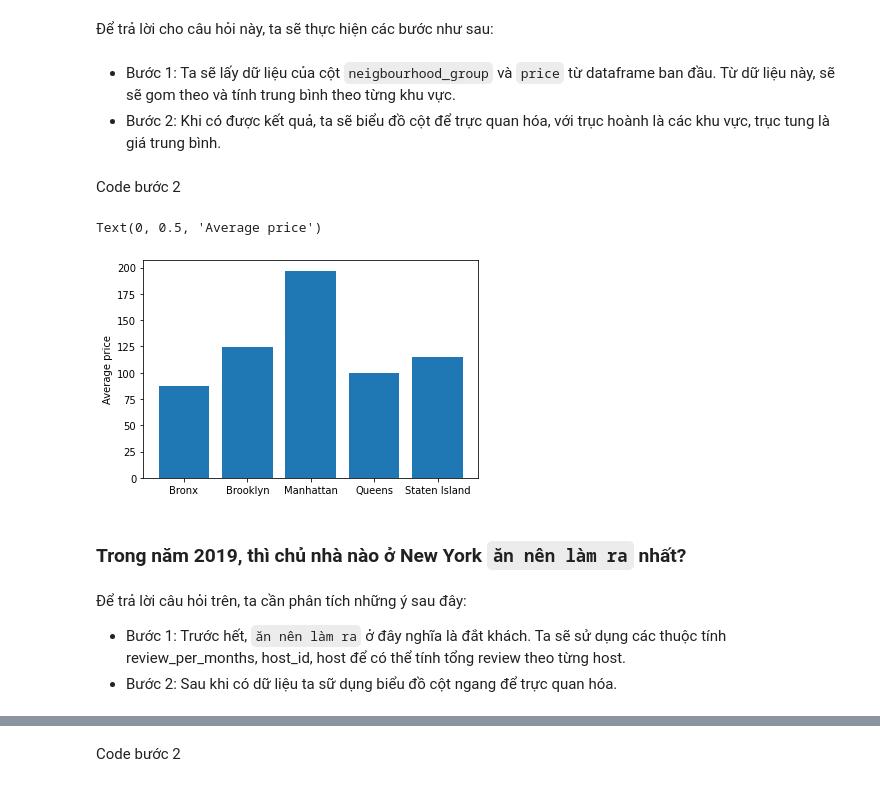
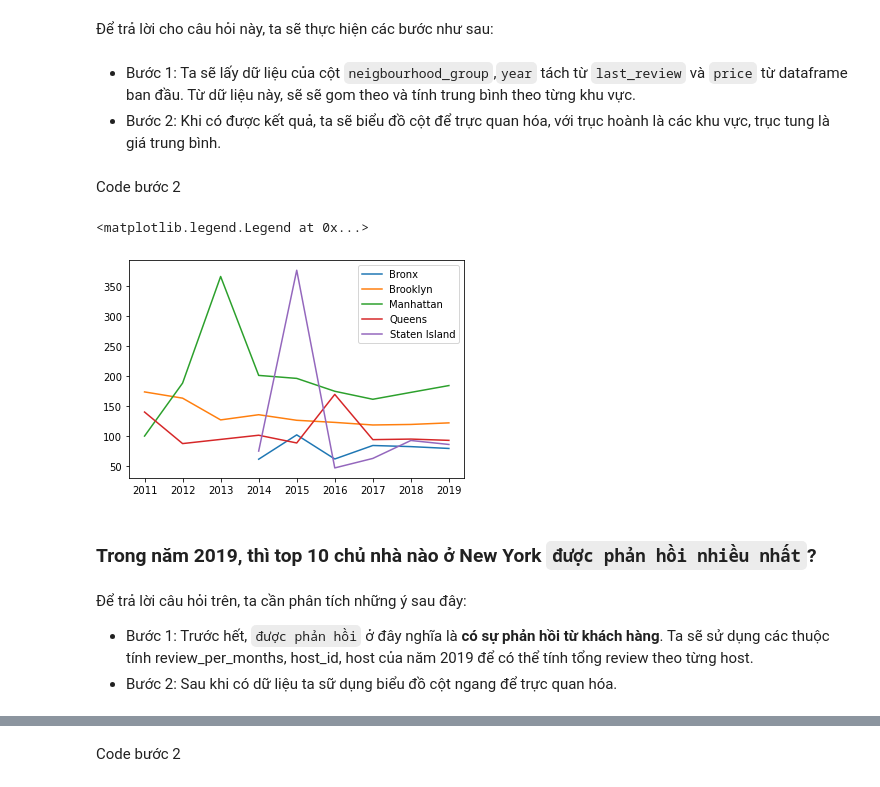
Before and after one commit to huutuan122/P4DS_Final, a Jupyter notebook: code/Truong.ipynb, the cells around one changed output, grey strips where cells are left out. Saved outputs shown, nothing was run; the diff lists cells and outputs as text; code cells hidden in the pictures.

```diff
--- a/code/Truong.ipynb
+++ b/code/Truong.ipynb
@@ -282,3 +244,4 @@ df[df['host_name'].isna()]
 # %%
 df['host_name']= df.groupby(['host_id'])['host_name'].ffill()
 df['host_name'].count()
+df = df.dropna(subset=['host_name'])
@@ -295,23 +256,34 @@ df['reviews_per_month'] = df['reviews_per_month'].fillna(0)
 # %% [markdown]
 Để trả lời cho câu hỏi này, ta sẽ thực hiện các bước như sau:
 # %% [markdown]
-- Bước 1: Ta sẽ lấy dữ liệu của cột `neigbourhood_group` và `price` từ dataframe ban đầu. Từ dữ liệu này, sẽ sẽ gom theo và tính trung bình theo từng khu vực.
+- Bước 1: Ta sẽ lấy dữ liệu của cột `neigbourhood_group`,`year` tách từ `last_review` và `price` từ dataframe ban đầu. Từ dữ liệu này, sẽ sẽ gom theo và tính trung bình theo từng khu vực.
 - Bước 2: Khi có được kết quả, ta sẽ biểu đồ cột để trực quan hóa, với trục hoành là các khu vực, trục tung là giá trung bình.
 # %%
-price_by_neighbour = df[['neighbourhood_group','price']]
-price_by_neighbour = price_by_neighbour.groupby(['neighbourhood_group']).agg(np.mean)
+price_by_neighbour = df[['neighbourhood_group','price','last_review']]
+price_by_neighbour = price_by_neighbour.groupby([price_by_neighbour['neighbourhood_group'],price_by_neighbour['last_review'].dt.year]).agg(np.mean)
+price_by_neighbour =price_by_neighbour.reset_index()
+price_by_neighbour.columns =['neighbourhood_group','year','price']
 # %% [markdown]
 Code bước 2
-# %%
-plt.bar(price_by_neighbour.price.keys(),price_by_neighbour.price.values)
-plt.ylabel("Average price")
-# %% [output]
-Text(0, 0.5, 'Average price')
-[figure, removed]
+# %%
+Bronx = price_by_neighbour[price_by_neighbour['neighbourhood_group']=='Bronx']
+Brooklyn = price_by_neighbour[price_by_neighbour['neighbourhood_group']=='Brooklyn']
+Manhattan = price_by_neighbour[price_by_neighbour['neighbourhood_group']=='Manhattan']
+Queens = price_by_neighbour[price_by_neighbour['neighbourhood_group']=='Queens']
+Staten_Island = price_by_neighbour[price_by_neighbour['neighbourhood_group']=='Staten Island']
+plt.plot(Bronx['year'],Bronx['price'])
+plt.plot(Brooklyn['year'],Brooklyn['price'])
+plt.plot(Manhattan['year'],Manhattan['price'])
+plt.plot(Queens['year'],Queens['price'])
+plt.plot(Staten_Island['year'],Staten_Island['price'])
+plt.legend(['Bronx','Brooklyn','Manhattan','Queens','Staten Island'])
+# %% [output]
+<matplotlib.legend.Legend at 0x...>
+[figure, added]
 # %% [markdown]
-### **Trong năm 2019, thì chủ nhà nào ở New York `ăn nên làm ra` nhất?**
+### **Trong năm 2019, thì top 10 chủ nhà nào ở New York `được phản hồi nhiều nhất`?**
 # %% [markdown]
 Để trả lời câu hỏi trên, ta cần phân tích những ý sau đây:
-- Bước 1: Trước hết, `ăn nên làm ra` ở đây nghĩa là đắt khách. Ta sẽ sử dụng các thuộc tính review_per_months, host_id, host để có thể tính tổng review theo từng host.
+- Bước 1: Trước hết, `được phản hồi` ở đây nghĩa là **có sự phản hồi từ khách hàng**. Ta sẽ sử dụng các thuộc tính review_per_months, host_id, host của năm 2019 để có thể tính tổng review theo từng host.
 - Bước 2: Sau khi có dữ liệu ta sữ dụng biểu đồ cột ngang để trực quan hóa.
 # %%
```
Also changed, not shown: parts of 7 cells of this notebook.
